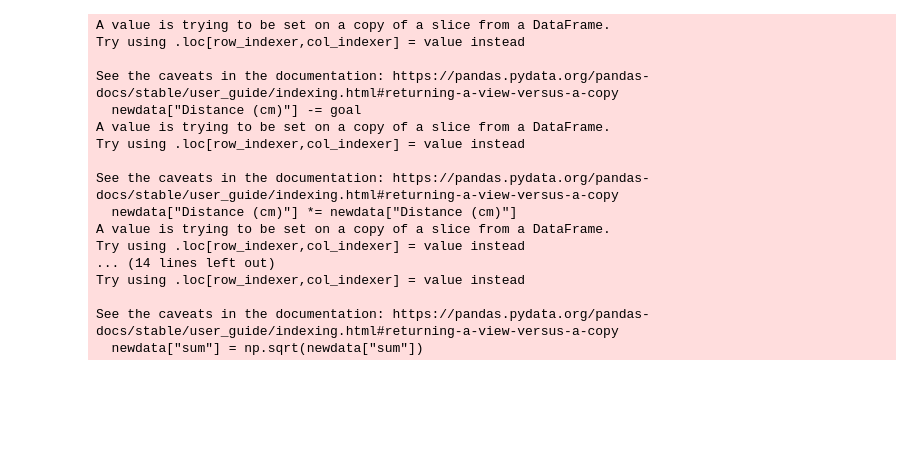
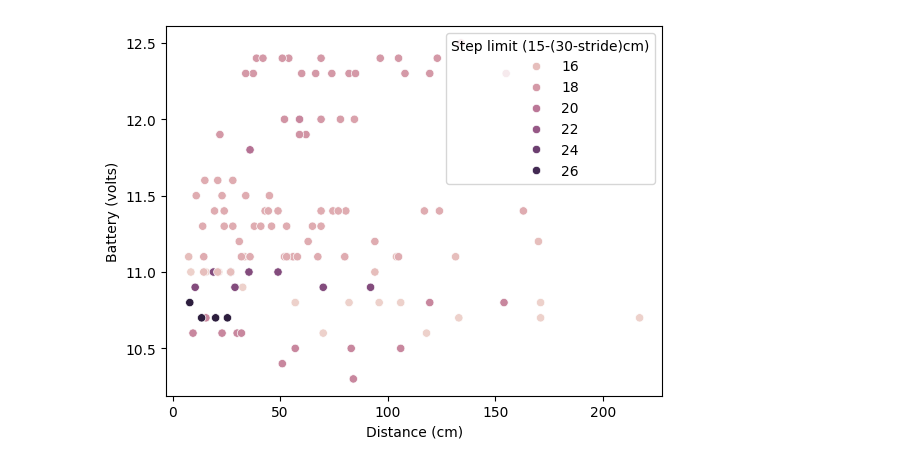
Before and after one commit to sebastienjames/CSME301, a Jupyter notebook: Lab3/ML.ipynb, the cells around one changed output. Saved outputs shown, nothing was run; the diff lists cells and outputs as text; code cells hidden in the pictures; blank space fills up the shorter version.

```diff
--- a/Lab3/ML.ipynb
+++ b/Lab3/ML.ipynb
@@ -31,29 +31,41 @@ print(data)
 # %%
-
-def get_distance(goal, volt):
-    newdata = data[["Distance (cm)", "Battery (volts)"]]
-    # newdata = newdata / newdata.sum(axis=0)
+import numpy as np
+import pandas as pd
+import seaborn as sns
 
 
-    newdata["Distance (cm)"] -= goal
+data = pd.read_csv("/Users/sebastienjames/Documents/CS301/Lab3/data.csv")
+data.dropna(inplace=True)
+
+data["dist_per_step"] = data["Distance (cm)"] / data["Stride Count (1 - )"]
+# print(data)
+
+sns.scatterplot(data=data, x="Distance (cm)", y="Battery (volts)", hue="Step limit (15-(30-stride)cm)")
+# print(data)
+def get_distance(goal, volt):
+    newdata = data[["Distance (cm)", "Battery (volts)"]][:]
+    sum_values = newdata.sum(axis=0)
+    newdata = newdata / sum_values
+
+    newdata["Distance (cm)"] -= goal / sum_values["Distance (cm)"]
     newdata["Distance (cm)"] *= newdata["Distance (cm)"]
-    newdata["Battery (volts)"] -= volt
+    newdata["Battery (volts)"] -= volt / sum_values["Battery (volts)"]
     newdata["Battery (volts)"] *= newdata["Battery (volts)"]
 
-    newdata["sum"] = newdata["Distance (cm)"] + newdata["Battery (volts)"]
+    newdata["sum"] = 2*newdata["Distance (cm)"] + newdata["Battery (volts)"]
     newdata["sum"] = np.sqrt(newdata["sum"])
 
     return newdata
 
 goal = 50
-volt = 12.3
+volt = 11.4
 
 data["weight"] = 1 / get_distance(goal, volt)["sum"]
 data["weight"]= data["weight"] / data["weight"].sum()
 
 data = data.sort_values("weight", ascending=False)
 
-n = 5
+n = 15
 
 data["Step limit (15-(30-stride)cm)"] *= data["weight"]
 data["Stride (1 - 30-steplimit) cm"] *= data["weight"]
@@ -65,5 +77,5 @@ print(data)
 weight = data["weight"].sum()
 print("Step Limit:", data["Step limit (15-(30-stride)cm)"].sum() / weight)
 print("Stride:", data["Stride (1 - 30-steplimit) cm"].sum() / weight)
-print("Stride Count:", int(data["Stride Count (1 - )"].sum() / weight))
+print("Stride Count:", data["Stride Count (1 - )"].sum() / weight)
 # %% [output]
@@ -86,17 +99 @@ Stride Count: 4
-A value is trying to be set on a copy of a slice from a DataFrame.
-Try using .loc[row_indexer,col_indexer] = value instead
-
-See the caveats in the documentation: https://pandas.pydata.org/pandas-docs/stable/user_guide/indexing.html#returning-a-view-versus-a-copy
-  newdata["Distance (cm)"] -= goal
-A value is trying to be set on a copy of a slice from a DataFrame.
-Try using .loc[row_indexer,col_indexer] = value instead
-
-See the caveats in the documentation: https://pandas.pydata.org/pandas-docs/stable/user_guide/indexing.html#returning-a-view-versus-a-copy
-  newdata["Distance (cm)"] *= newdata["Distance (cm)"]
-A value is trying to be set on a copy of a slice from a DataFrame.
-Try using .loc[row_indexer,col_indexer] = value instead
-... (14 lines left out)
-Try using .loc[row_indexer,col_indexer] = value instead
-
-See the caveats in the documentation: https://pandas.pydata.org/pandas-docs/stable/user_guide/indexing.html#returning-a-view-versus-a-copy
-  newdata["sum"] = np.sqrt(newdata["sum"])
+[figure, added]
```
Also changed, not shown: parts of 2 cells of this notebook, 2 other files.
